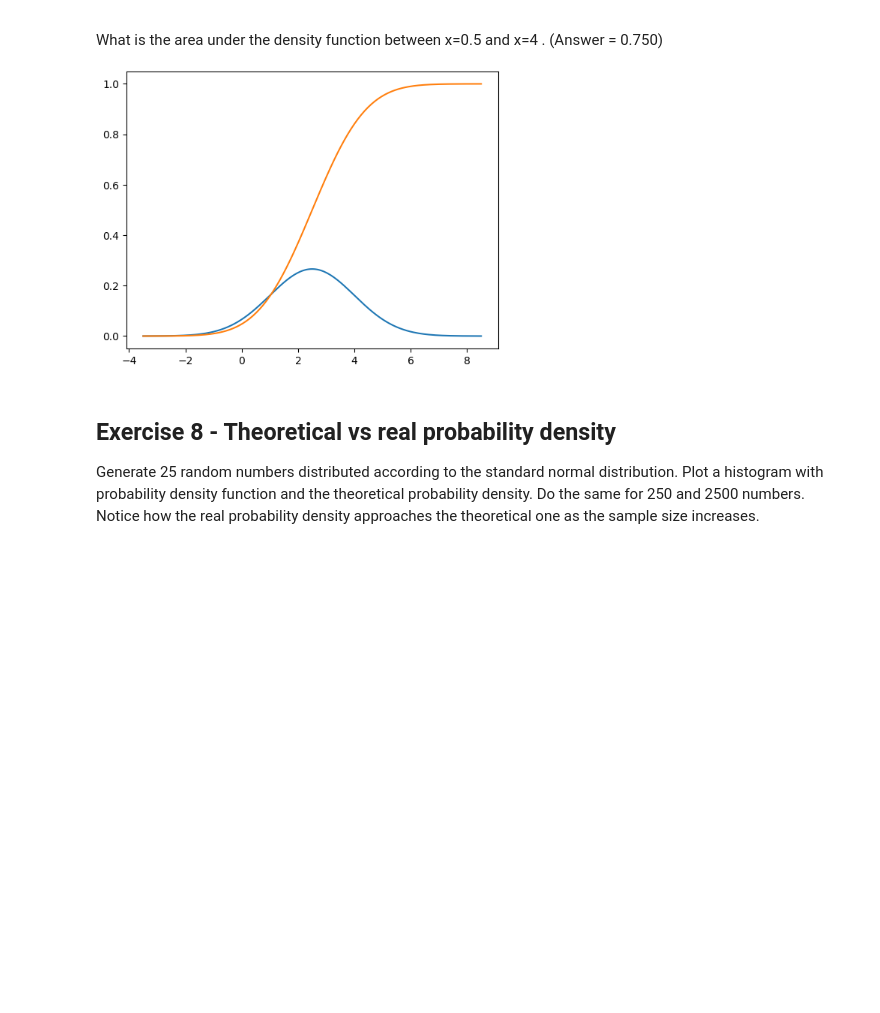
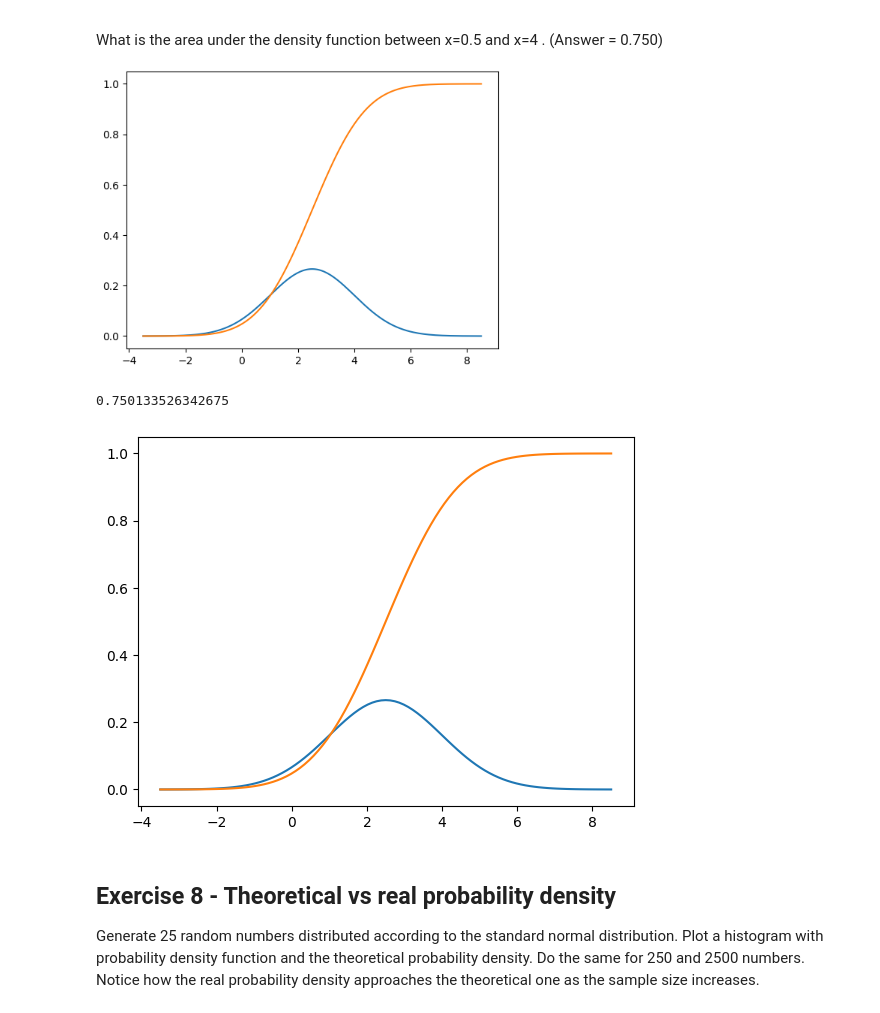
Before and after one commit to Wietse-VandeVelde/dsai-labs, a Jupyter notebook: 3-central-limit-testing/lab-3.01-probability-2024.ipynb, the cells around one changed output. Cells and saved outputs as stored; diff of their text form; code cells hidden in the pictures; blank space fills up the shorter version.

```diff
--- a/3-central-limit-testing/lab-3.01-probability-2024.ipynb
+++ b/3-central-limit-testing/lab-3.01-probability-2024.ipynb
@@ -236,6 +236,19 @@ Make a graphical plot of the probability density function and the cumulative dis
 What is the area under the density function between  x=0.5  and  x=4 . (Answer = 0.750)
 
 ![image.png](embedded-picture-1)
+# %%
+mu = 2.5
+sigma = 1.5
+x = np.linspace(mu - 4 * sigma, mu + 4 * sigma, 101)
+fig, tplot = plt.subplots(1, 1)
+tplot.plot(x, stats.norm.pdf(x, loc=mu, scale=sigma))
+tplot.plot(x, stats.norm.cdf(x, loc=mu, scale=sigma))
+
+area = stats.norm.cdf(4, loc=mu, scale=sigma) - stats.norm.cdf(0.5, loc=mu, scale=sigma)
+print(area)
+# %% [output]
+0.750133526342675
+[figure, added]
 # %% [markdown]
 ## Exercise 8 - Theoretical vs real probability density
 Generate 25 random numbers distributed according to the standard normal distribution. Plot a histogram with probability density function and the theoretical probability density.
```
Also changed, not shown: parts of 2 cells of this notebook, 4 other files.
